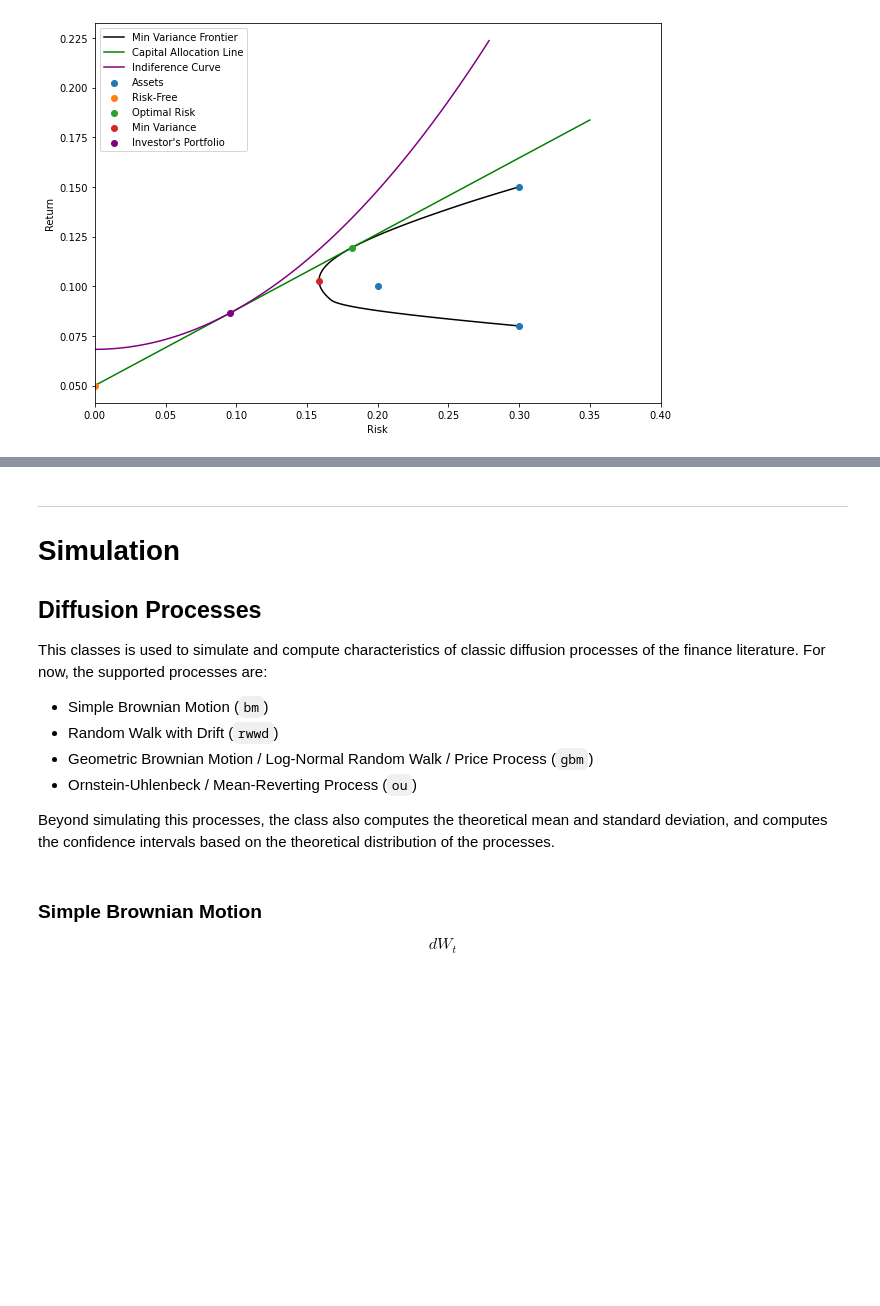
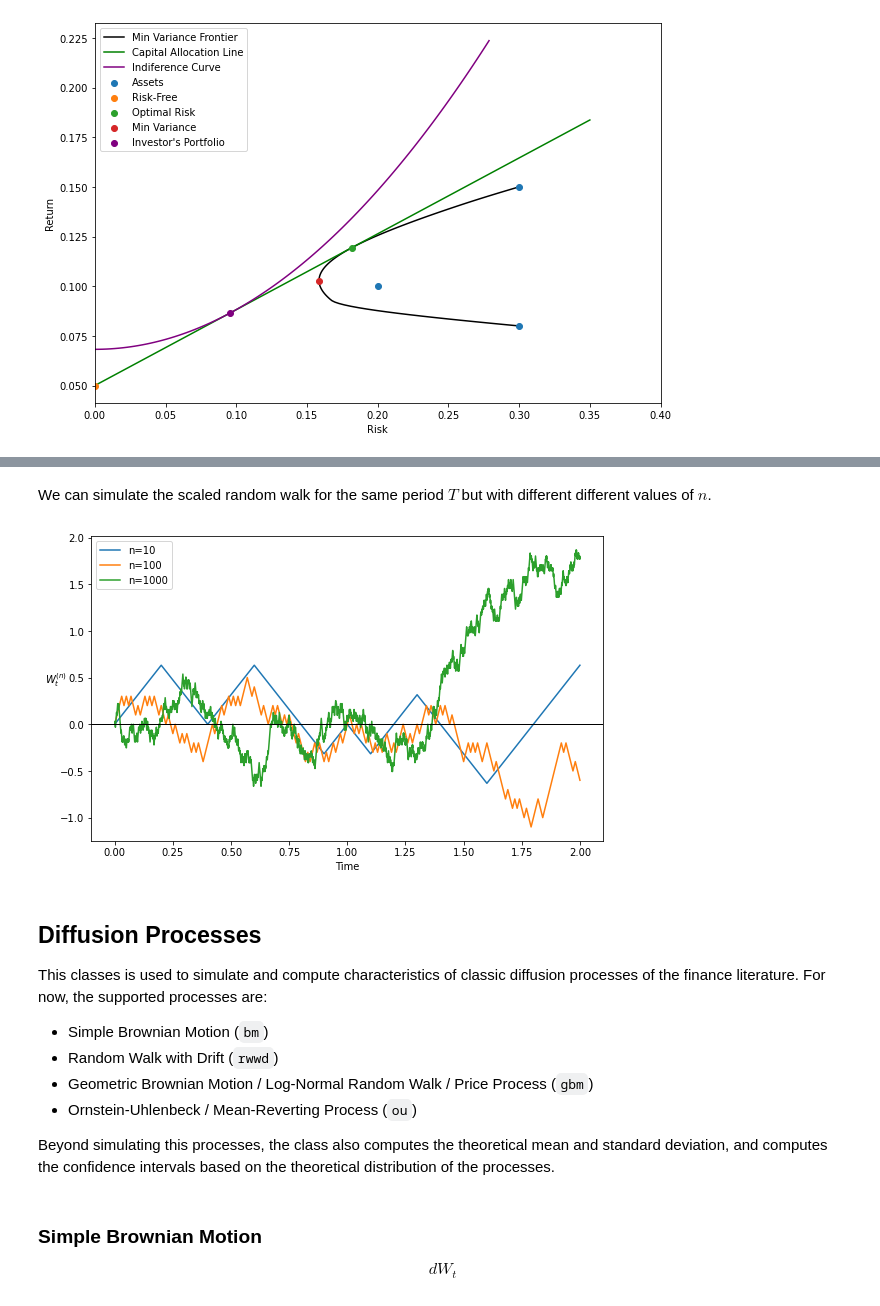
Before and after one commit to gusamarante/QuantFin, a Jupyter notebook: quantfin_examples.ipynb, the cells around one changed output, grey strips where cells are left out. Cells and saved outputs as stored; diff of their text form; code cells hidden in the pictures; blank space fills up the shorter version.

```diff
--- a/quantfin_examples.ipynb
+++ b/quantfin_examples.ipynb
@@ -209,7 +247,27 @@ mkw.plot(figsize=(9, 6))
+# %% [markdown]
+We can simulate the scaled random walk for the same period $T$ but with different different values of $n$.
+# %%
+df = pd.DataFrame()
+
+bm = BrownianMotion(T=2, n=10, k=1)
+df = pd.concat([df, bm.simulated_trajectories.iloc[:, 0].rename('n=10')], axis=1)
+
+bm = BrownianMotion(T=2, n=100, k=1)
+df = pd.concat([df, bm.simulated_trajectories.iloc[:, 0].rename('n=100')], axis=1)
+
+bm = BrownianMotion(T=2, n=1000, k=1)
+df = pd.concat([df, bm.simulated_trajectories.iloc[:, 0].rename('n=1000')], axis=1)
+
+df = df.interpolate(method='linear', limit_area='inside')
+df.plot(figsize=(5 * 1.61, 5))
+plt.axhline(0, color='black', linewidth=1)
+plt.xlabel('Time')
+plt.ylabel('$W_{t}^{(n)}$', rotation=0)
+plt.tight_layout()
+plt.show()
+# %% [output]
+[figure, added]
 # %% [markdown]
----
-# Simulation
-
 ## Diffusion Processes
 This classes is used to simulate and compute characteristics of classic diffusion processes of the finance literature. For now, the supported processes are:
 * Simple Brownian Motion (`bm`)
```
Also changed, not shown: parts of 9 cells of this notebook, 4 other files.
